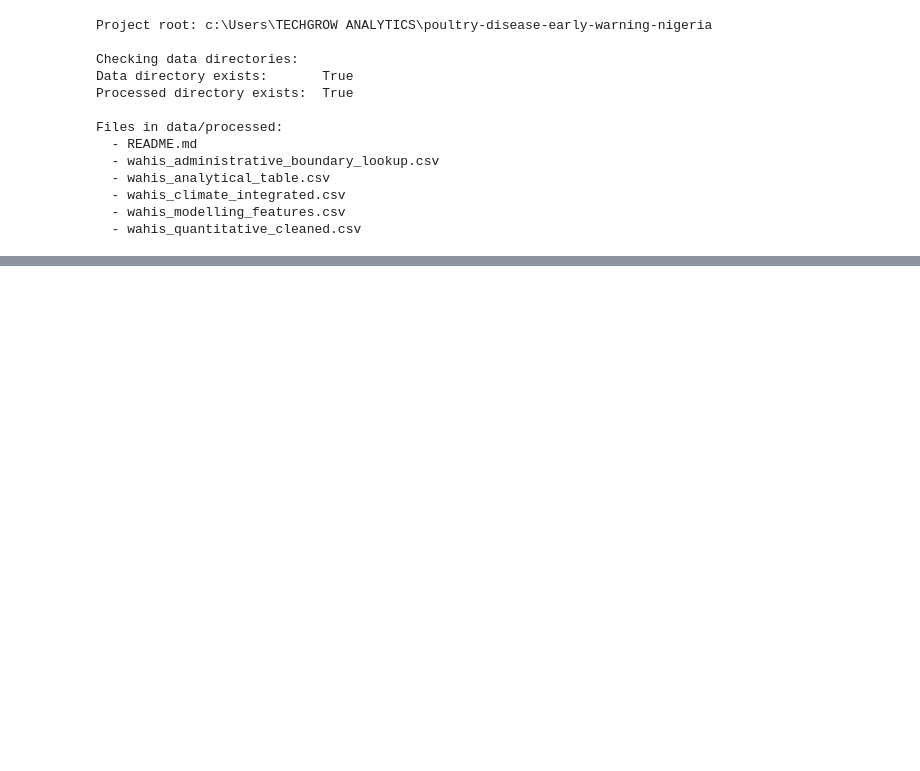
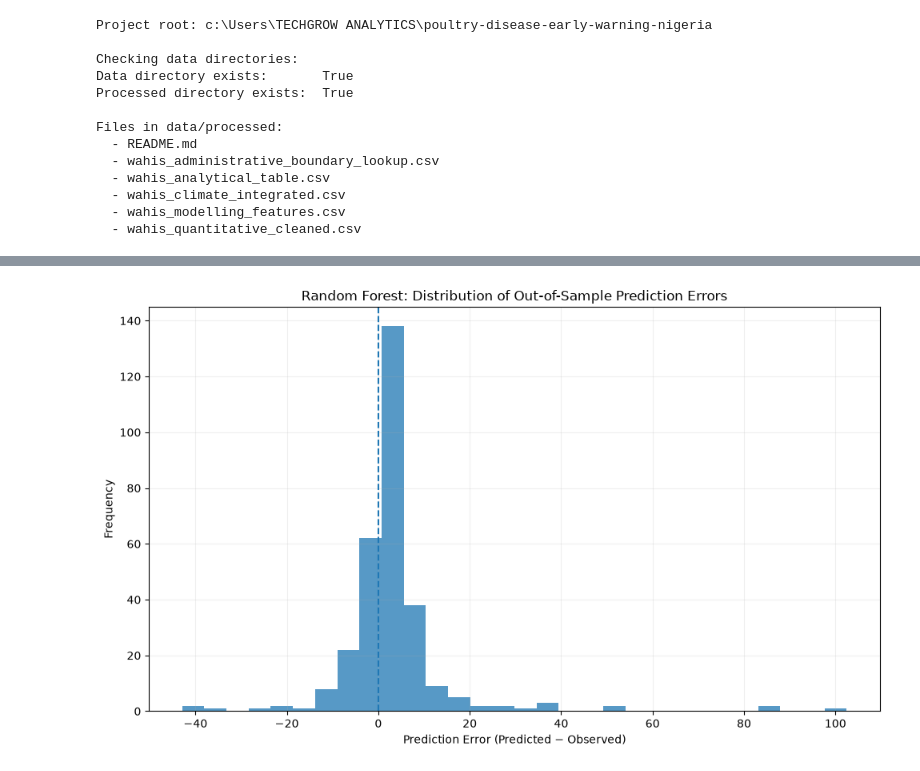
Before and after one commit to zulyadainimuhammad/poultry-disease-early-warning-nigeria, a Jupyter notebook: notebooks/09_Model_Evaluation.ipynb, the cells around one changed output, grey strips where cells are left out. Saved outputs shown, nothing was run; the diff lists cells and outputs as text; code cells hidden in the pictures; blank space fills up the shorter version.

```diff
--- a/notebooks/09_Model_Evaluation.ipynb
+++ b/notebooks/09_Model_Evaluation.ipynb
@@ -213,0 +2878,41 @@ Files in data/processed:
+# %%
+# ============================================================
+# 7.4 DISTRIBUTION OF OUT-OF-SAMPLE PREDICTION ERRORS
+# ============================================================
+
+import matplotlib.pyplot as plt
+
+# Calculate prediction errors
+error_plot_df = oos_predictions_df.copy()
+
+error_plot_df["prediction_error"] = (
+    error_plot_df["predicted_outbreak_count"]
+    - error_plot_df["target_outbreak_count"]
+)
+
+# Plot error distribution
+plt.figure(figsize=(10, 6))
+
+plt.hist(
+    error_plot_df["prediction_error"],
+    bins=30,
+    alpha=0.75
+)
+
+# Zero-error reference line
+plt.axvline(
+    0,
+    linestyle="--",
+    linewidth=1.5
+)
+
+plt.xlabel("Prediction Error (Predicted − Observed)")
+plt.ylabel("Frequency")
+plt.title("Random Forest: Distribution of Out-of-Sample Prediction Errors")
+
+plt.grid(alpha=0.2)
+plt.tight_layout()
+
+plt.show()
+# %% [output]
+[figure, added]
```
Also changed, not shown: parts of 57 cells of this notebook, 12 other files.
